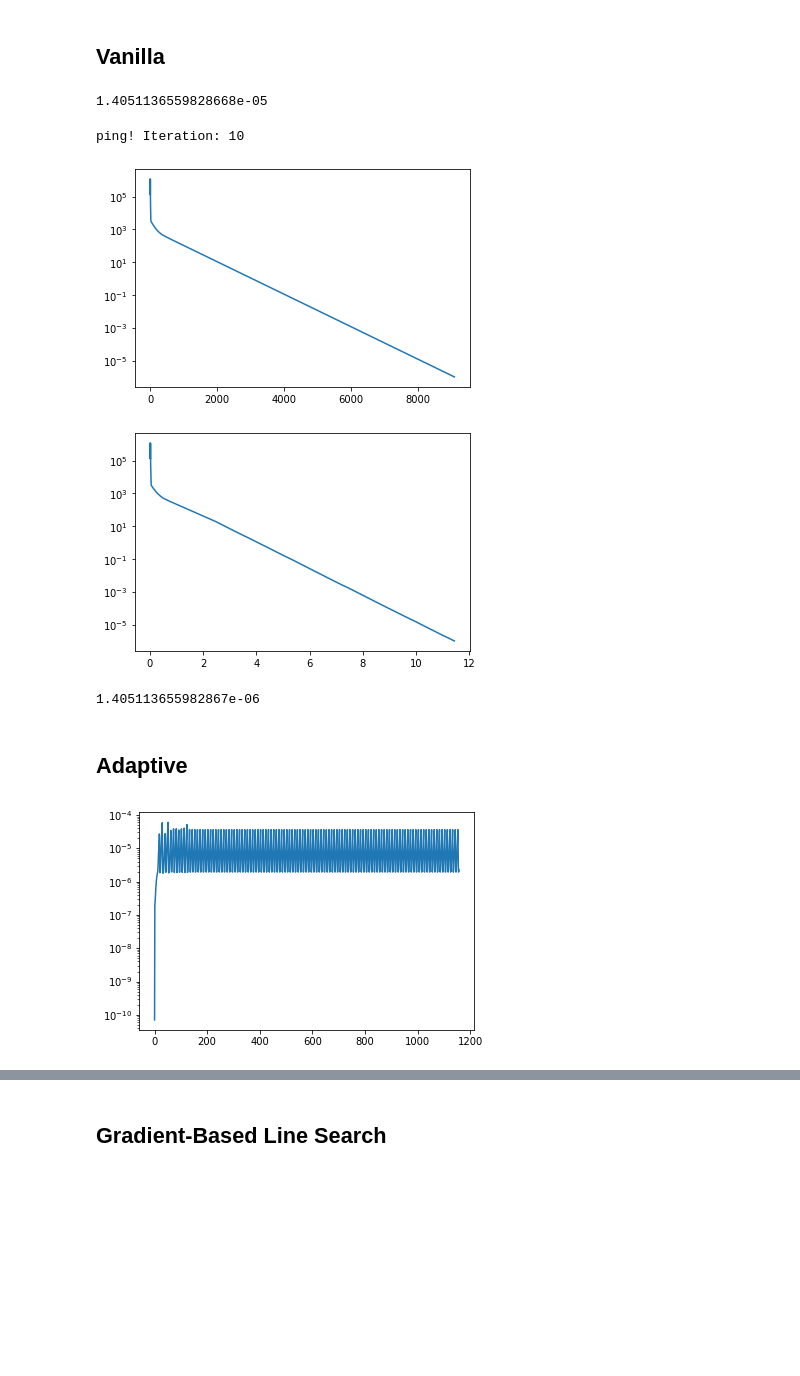
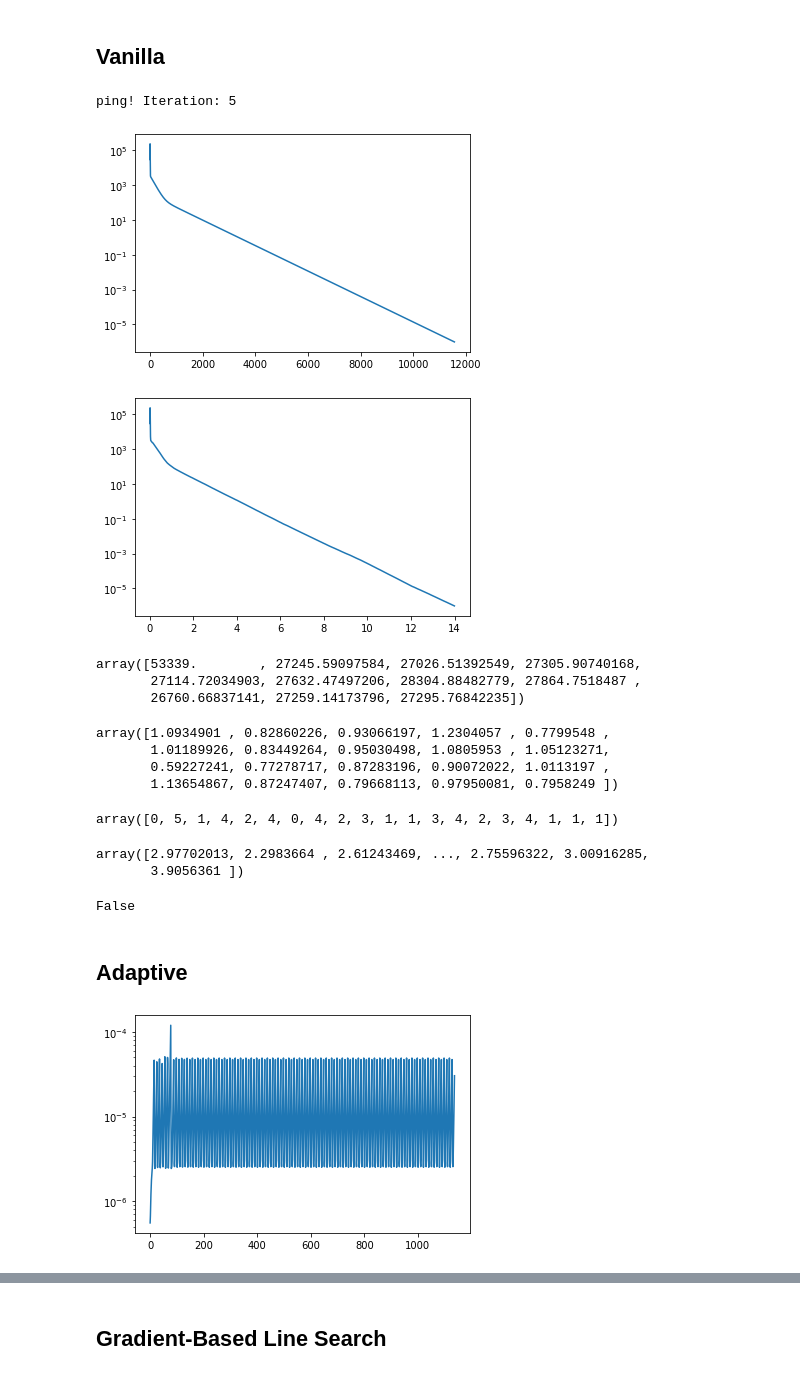
Before and after one commit to Swanchris/c_swan_research, a Jupyter notebook: Poisson_regression.ipynb, the cells around one changed output, grey strips where cells are left out. Drawn from its saved outputs; the diff is of its cells as text; code cells hidden in the pictures; blank space fills up the shorter version.

```diff
--- a/Poisson_regression.ipynb
+++ b/Poisson_regression.ipynb
@@ -14,7 +14,7 @@ def f_poisson(T,a,b):
     T is the weight vector in R^n, a is the regressor matrix in R^{n x m}, b is the count data in R^m
     '''
     u = a @ T
-    return np.sum(np.exp(u)) - np.dot(y,u)
+    return np.sum(np.exp(u)) - np.dot(b,u)
 def g_poisson(T,a,b):
     '''
     T is the weight vector in R^n, a is the regressor matrix in R^{n x m}, b is the count data in R^m
@@ -60,10 +40,6 @@ np.shape(x.T@x)
 ## Vanilla
 # %%
 ERROR = 1e-6
-# %%
-1/np.max( np.linalg.svd( x.T@x )[1] )
-# %% [output]
-1.4051136559828668e-05
 # %%
 initialTime = time.time()
 weights = deepcopy(th)
@@ -95,20 +71,22 @@ while gradNorm > ERROR:
         functionVals.append(f_poisson(weights,x,y))
         timeList.append(time.time()-initialTime)
 # %% [output]
-ping! Iteration: 10
+ping! Iteration: 5
 # %%
 plt.plot(ren(gradientValueList), gradientValueList)
 plt.yscale('log')
 plt.show()
 # %% [output]
-[figure, old version]
+[figure, new version]
 # %%
 plt.plot(timeList, gradientValueList)
 plt.yscale('log')
 plt.show()
 # %% [output]
-[figure, old version]
+[figure, new version]
-# %%
-lam
-# %% [output]
-1.405113655982867e-06
+# %%
+y@x
+# %% [output]
+array([53339.        , 27245.59097584, 27026.51392549, 27305.90740168,
+       27114.72034903, 27632.47497206, 28304.88482779, 27864.7518487 ,
+       26760.66837141, 27259.14173796, 27295.76842235])
@@ -115,3 +95,23 @@ lam
+# %%
+x_w[:20]
+# %% [output]
+array([1.0934901 , 0.82860226, 0.93066197, 1.2304057 , 0.7799548 ,
+       1.01189926, 0.83449264, 0.95030498, 1.0805953 , 1.05123271,
+       0.59227241, 0.77278717, 0.87283196, 0.90072022, 1.0113197 ,
+       1.13654867, 0.87247407, 0.79668113, 0.97950081, 0.7958249 ])
+# %%
+y[:20]
+# %% [output]
+array([0, 5, 1, 4, 2, 4, 0, 4, 2, 3, 1, 1, 3, 4, 2, 3, 4, 1, 1, 1])
+# %%
+lamb
+# %% [output]
+array([2.97702013, 2.2983664 , 2.61243469, ..., 2.75596322, 3.00916285,
+       3.9056361 ])
+# %%
+np.allclose(x@weights, y)
+# %% [output]
+False
 # %% [markdown]
 ## Adaptive
 # %%
@@ -151,11 +151,11 @@ while gradNorm > ERROR:
     functionVals.append(f_poisson(weights,x,y))
     timeList.append(time.time()-initialTime)
 # %%
-plt.plot(ren(lamListAdap), lamListAdap)
+plt.plot(ren(lamListAdap[1:]), lamListAdap[1:])
 plt.yscale('log')
 plt.show()
 # %% [output]
-[figure, old version]
+[figure, new version]
 # %%
 plt.plot(timeList, gradientValueList)
 plt.yscale('log')
```
Also changed, not shown: parts of 10 cells of this notebook, 1 other file.
